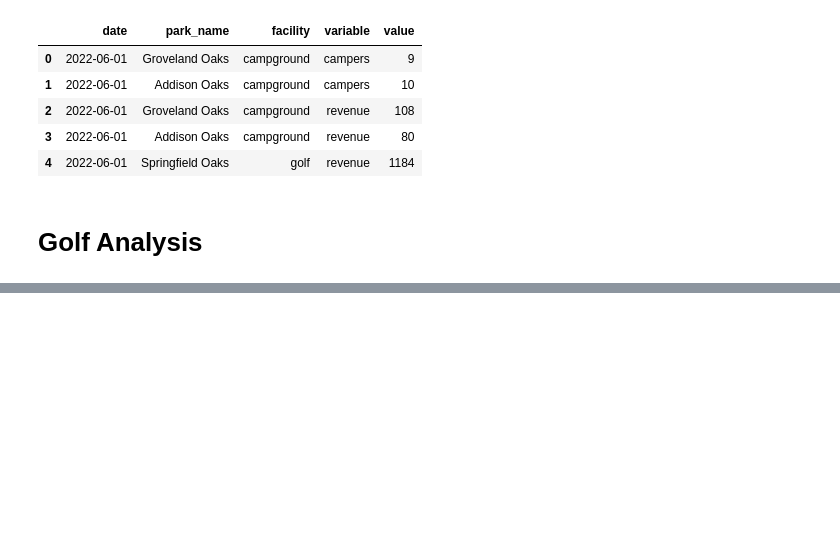
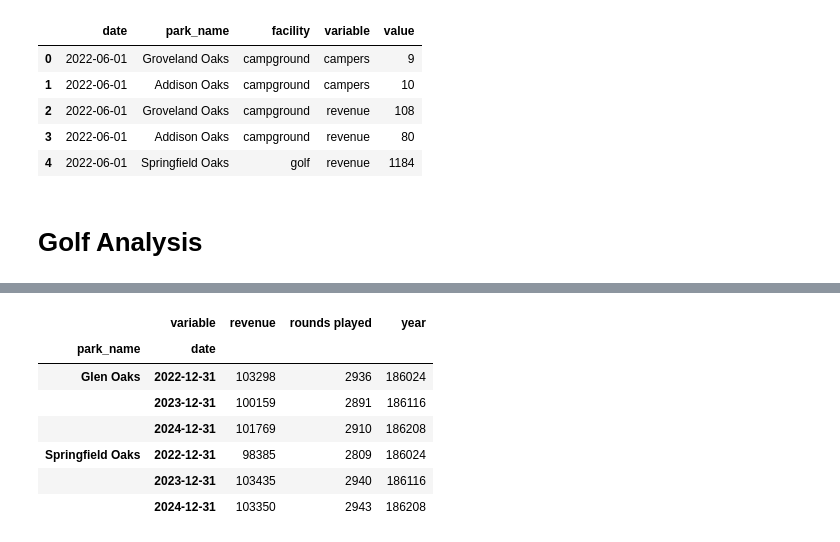
Before and after one commit to tynardone/ocpr-data-viz, a Jupyter notebook: notebooks/2-data-eda.ipynb, the cells around one changed output, grey strips where cells are left out. Drawn from its saved outputs; the diff is of its cells as text; code cells hidden in the pictures; blank space fills up the shorter version.

```diff
--- a/notebooks/2-data-eda.ipynb
+++ b/notebooks/2-data-eda.ipynb
@@ -130,0 +90,11 @@ NameError: name 'x' is not defined
+# %%
+golf_yearly
+# %% [output]
+|  | variable | revenue | rounds played | year |
+| park_name | date |  |  |  |
+| Glen Oaks | 2022-12-31 | 103298 | 2936 | 186024 |
+|  | 2023-12-31 | 100159 | 2891 | 186116 |
+|  | 2024-12-31 | 101769 | 2910 | 186208 |
+| Springfield Oaks | 2022-12-31 | 98385 | 2809 | 186024 |
+|  | 2023-12-31 | 103435 | 2940 | 186116 |
+|  | 2024-12-31 | 103350 | 2943 | 186208 |
```
Also changed, not shown: parts of 9 cells of this notebook, 2 other files.
